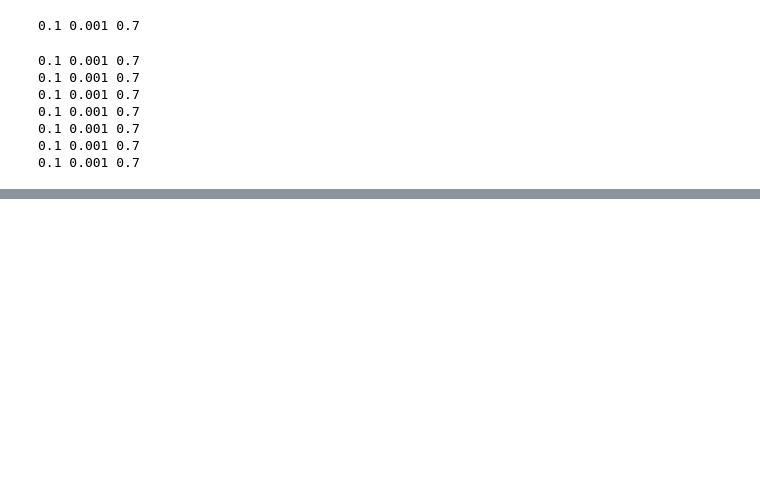
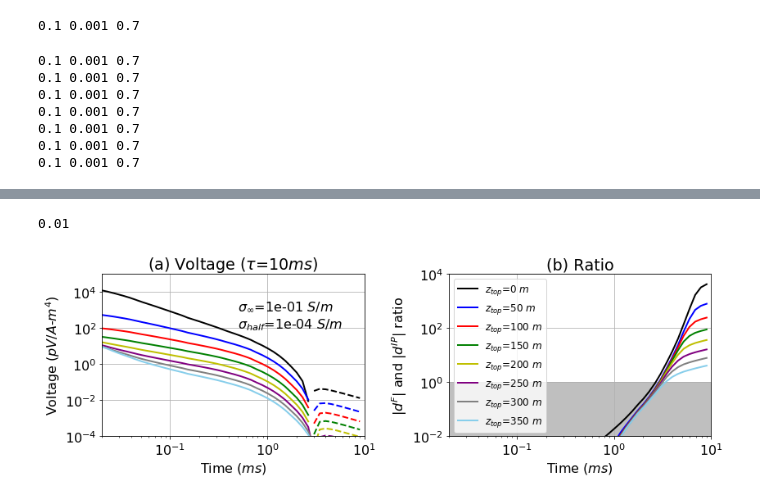
Before and after one commit to simpeg-research/kang-2018-AEM, a Jupyter notebook: notebooks/Depth.ipynb, the cells around one changed output, grey strips where cells are left out. Drawn from its saved outputs; the diff is of its cells as text; code cells hidden in the pictures; blank space fills up the shorter version.

```diff
--- a/notebooks/Depth.ipynb
+++ b/notebooks/Depth.ipynb
@@ -208,0 +290,41 @@ fig.savefig(figdir+"data_depth_2", dpi=300)
+# %%
+ii = 4
+i_start = 8*ii
+print (taus[ii])
+depths = abs(np.arange(8)*dz)
+fig = plt.figure(figsize = (12, 4))
+ax = plt.subplot(121)
+ax1 = plt.subplot(122)
+legends = [("$z_{top}$=%.0f $m$")%(depth) for depth in depths]
+ms = 1e3
+colors = ["k", "b", "r", "g", 'y', 'purple', 'grey', 'skyblue', 'seagreen']
+iteration = np.arange(8)+i_start
+for jj, i in enumerate(iteration):
+    data_p, data_n = get_dobs_pn(data_list_tau[i].flatten()/moment)
+    ax.loglog(rx_emip.times*ms, data_n, linestyle='-', color=colors[jj], lw=2)
+    ax.loglog(rx_emip.times*ms, data_p, linestyle='--', color=colors[jj], lw=2)
+for jj, i in enumerate(iteration):
+    ax1.loglog(rx_emip.times*ms, abs(data_ip_list_tau[i].flatten()/data_em_list_tau[i].flatten()), linestyle='-', color=colors[jj], lw=2)
+ax1.legend(legends, fontsize=12)
+for ax_temp in [ax, ax1]:
+    ax_temp.set_xlabel("Time ($ms$)")
+    ax_temp.set_xlim(2e-5*ms, 0.01*ms)
+    ax_temp.grid()
+ax.set_ylabel("Voltage ($pV/A$-$m^4$)")
+ax1.set_ylabel('$|d^{F}|$ and $|d^{IP}|$ ratio')
+
+ax.set_ylim(1e-4, 1e5)
+ax1.set_ylim(1e-2, 1e4)
+plt.tight_layout()
+ax.set_title("(a) Voltage ($\\tau$=10$ms$)")
+ax1.set_title("(b) Ratio")
+ax.text(0.5, 1e3, ("$\sigma_{\infty}$=%.0e $S/m$")%(1e-1))
+ax.text(0.5, 1e2, ("$\sigma_{half}$=%.0e $S/m$")%(1e-4))
+tmin, tmax = 2e-5*ms, 0.01*ms
+ax.fill_between([tmin, tmax], np.r_[noise_floor, noise_floor], y2=np.r_[1e-8, 1e-8], color='grey', alpha=0.5)
+ax1.fill_between([tmin, tmax], np.r_[1e0, 1e0], y2=np.r_[1e-2, 1e-2], color='grey', alpha=0.5)
+
+fig.savefig(figdir+"data_depth_tau", dpi=300)
+# %% [output]
+0.01
+[figure, added]
```
Also changed, not shown: parts of 14 cells of this notebook, 25 other files.
